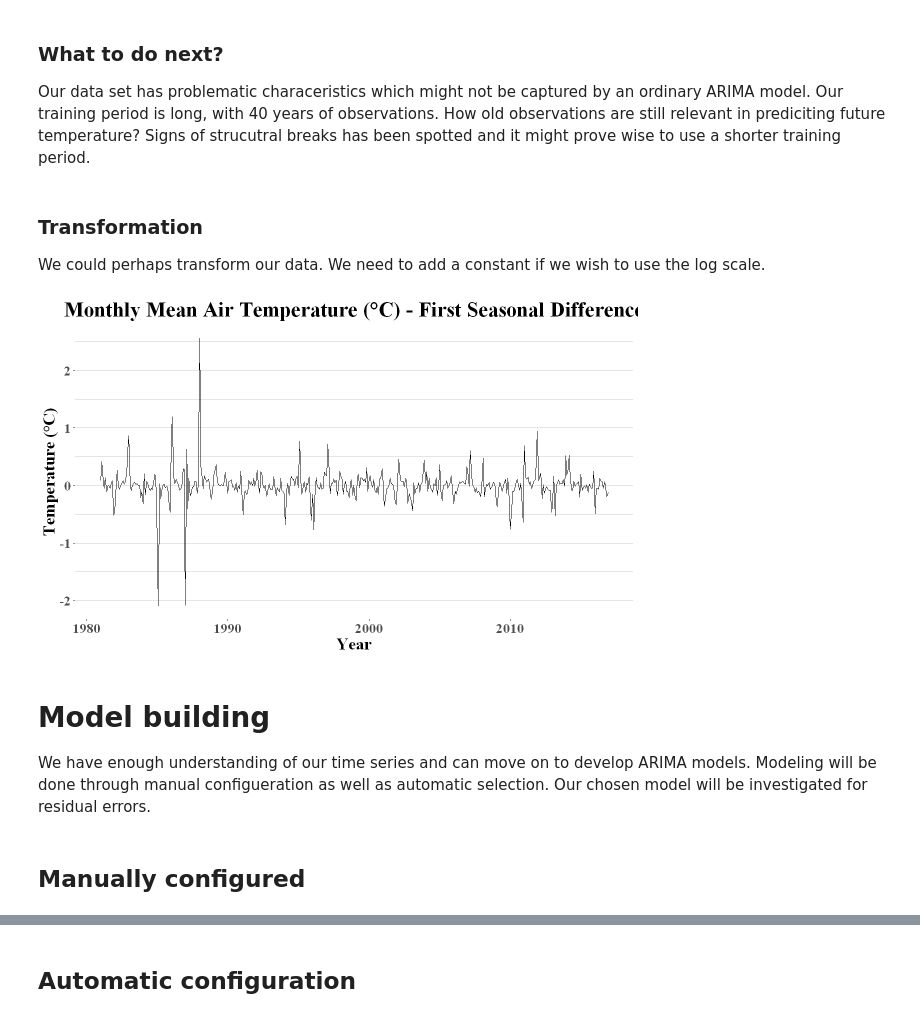
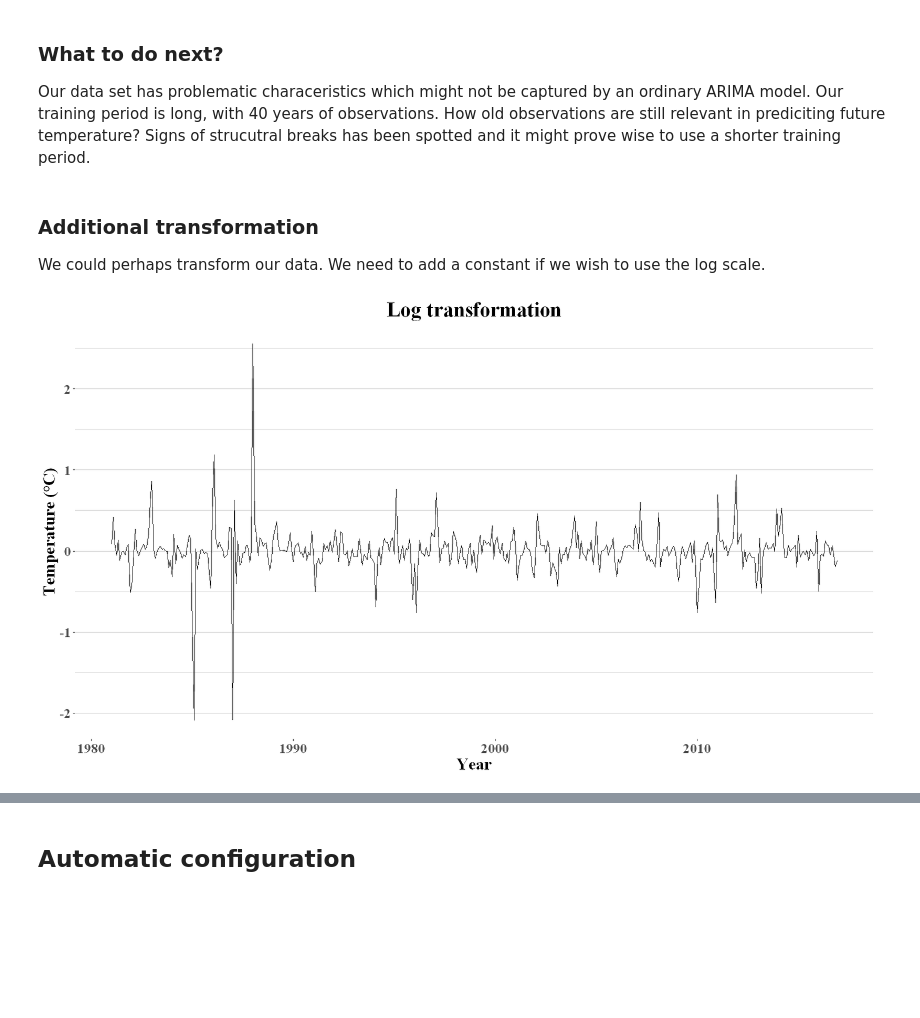
Before and after one commit to AndreasPalmgren/Sthlm-Temp-ARIMA, a Jupyter notebook: SthlmMeanTemperature.ipynb, the cells around one changed output, grey strips where cells are left out. Cells and saved outputs as stored; diff of their text form; code cells hidden in the pictures; blank space fills up the shorter version.

```diff
--- a/SthlmMeanTemperature.ipynb
+++ b/SthlmMeanTemperature.ipynb
@@ -228,22 +221,17 @@ Our data set has problematic characeristics which might not be captured by an or
 train_short <- ts(as.vector(t(as.matrix(train_df[,-1]))), start=c(2000, 1),
             end=c(max(train_df$year), 12), frequency =12)
 # %% [markdown]
-### Transformation
+###  Additional transformation
 We could perhaps transform our data. We need to add a constant if we wish to use the log scale.
 # %%
 a = 1 - min(as.vector(t(as.matrix(train_df[,-1]))))
 
 train_log <- ts(log(as.vector(t(as.matrix(train_df[,-1])))+a), start=c(min(train_df$year), 1),
             end=c(max(train_df$year), 12), frequency =12)
 
 autoplot(diff(train_log, lag=12), xlab="Year", ylab="Temperature (°C)")+
-    ggtitle("Monthly Mean Air Temperature (°C) - First Seasonal Difference")+
+    ggtitle("Log transformation")+
     th +
     guides(colour = guide_legend(title.hjust = 20))
 # %% [output]
-[figure, old version]
+[figure, new version]
-# %% [markdown]
-# Model building
-We have enough understanding of our time series and can move on to develop ARIMA models. Modeling will be done through manual configueration as well as automatic selection. Our chosen model will be investigated for residual errors.
-# %% [markdown]
-## Manually configured
```
Also changed, not shown: parts of 36 cells of this notebook.
